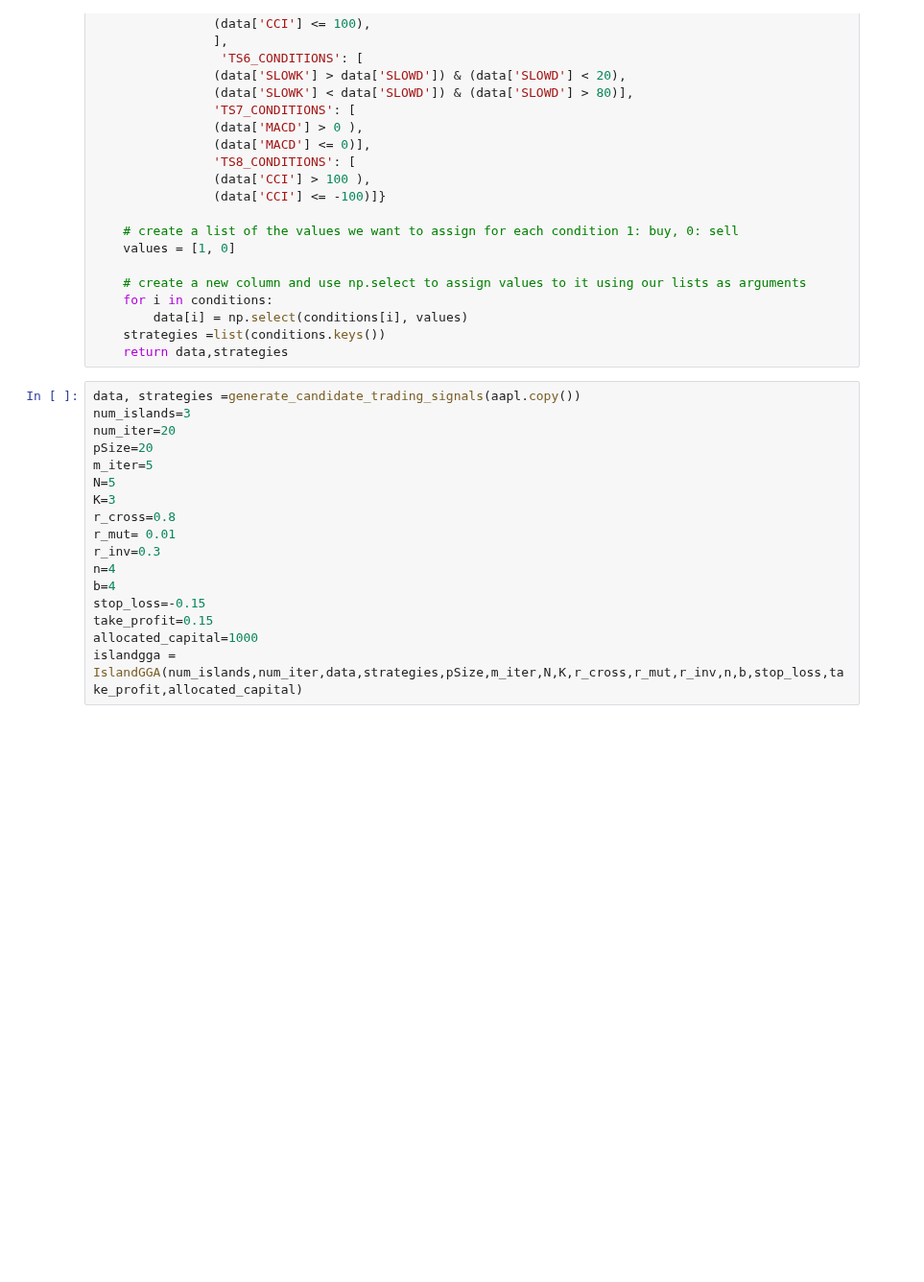
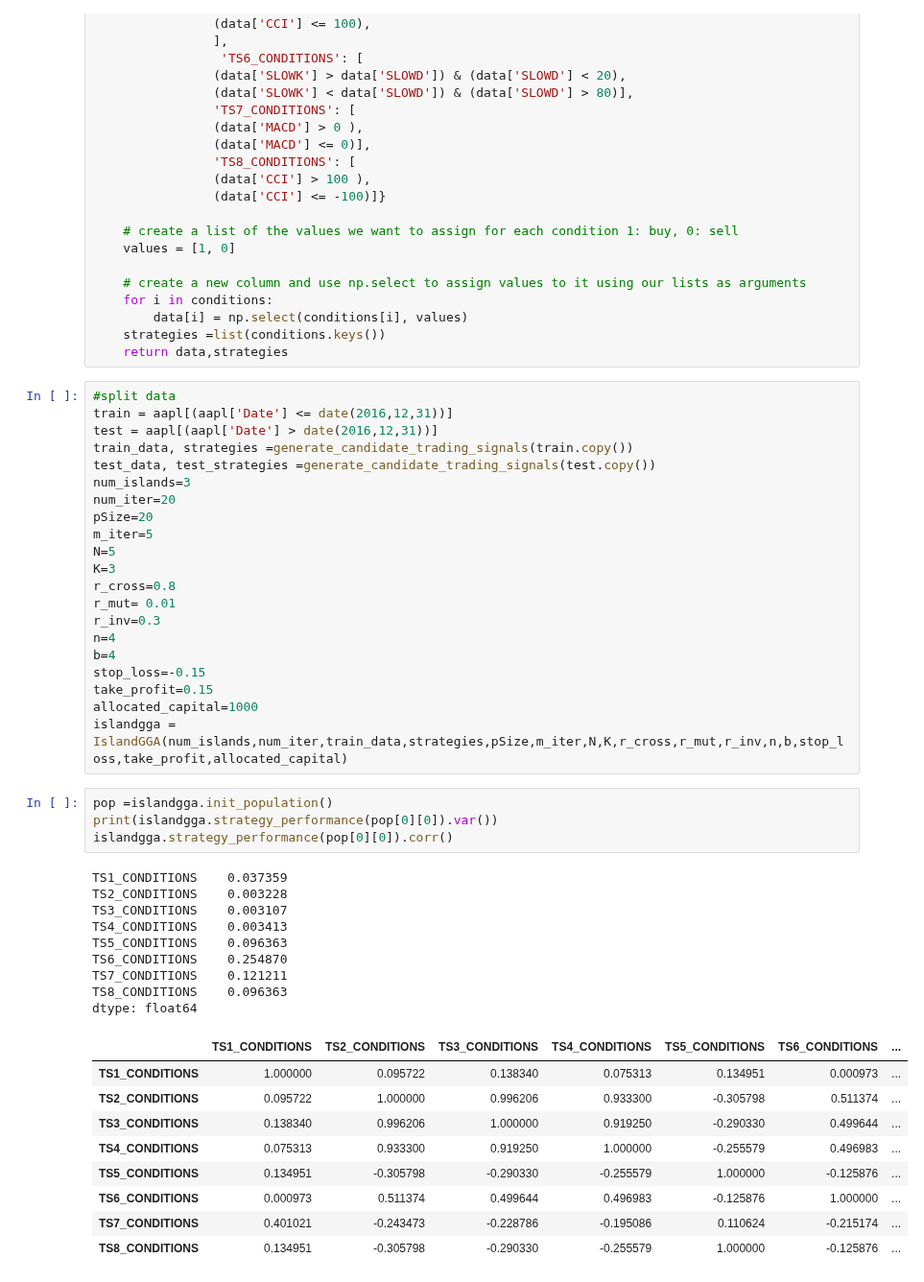
Before and after one commit to Chideme/island_genetic_algrorithm, a Jupyter notebook: island_gga.ipynb, the cells around one changed output. Shown at 96% size. Saved outputs shown, nothing was run; the diff lists cells and outputs as text; blank space fills up the shorter version.

```diff
--- a/island_gga.ipynb
+++ b/island_gga.ipynb
@@ -80,7 +80,11 @@ def generate_candidate_trading_signals(data):
     strategies =list(conditions.keys())
     return data,strategies
 # %%
-data, strategies =generate_candidate_trading_signals(aapl.copy())
+#split data
+train = aapl[(aapl['Date'] <= date(2016,12,31))]
+test = aapl[(aapl['Date'] > date(2016,12,31))]
+train_data, strategies =generate_candidate_trading_signals(train.copy())
+test_data, test_strategies =generate_candidate_trading_signals(test.copy())
 num_islands=3
 num_iter=20
 pSize=20
@@ -95,4 +99,27 @@ b=4
 stop_loss=-0.15
 take_profit=0.15
 allocated_capital=1000
-islandgga = IslandGGA(num_islands,num_iter,data,strategies,pSize,m_iter,N,K,r_cross,r_mut,r_inv,n,b,stop_loss,take_profit,allocated_capital)
+islandgga = IslandGGA(num_islands,num_iter,train_data,strategies,pSize,m_iter,N,K,r_cross,r_mut,r_inv,n,b,stop_loss,take_profit,allocated_capital)
+# %%
+pop =islandgga.init_population()
+print(islandgga.strategy_performance(pop[0][0]).var())
+islandgga.strategy_performance(pop[0][0]).corr()
+# %% [output]
+TS1_CONDITIONS    0.037359
+TS2_CONDITIONS    0.003228
+TS3_CONDITIONS    0.003107
+TS4_CONDITIONS    0.003413
+TS5_CONDITIONS    0.096363
+TS6_CONDITIONS    0.254870
+TS7_CONDITIONS    0.121211
+TS8_CONDITIONS    0.096363
+dtype: float64
+|  | TS1_CONDITIONS | TS2_CONDITIONS | TS3_CONDITIONS | TS4_CONDITIONS | TS5_CONDITIONS | TS6_CONDITIONS | ... |
+| TS1_CONDITIONS | 1.000000 | 0.095722 | 0.138340 | 0.075313 | 0.134951 | 0.000973 | ... |
+| TS2_CONDITIONS | 0.095722 | 1.000000 | 0.996206 | 0.933300 | -0.305798 | 0.511374 | ... |
+| TS3_CONDITIONS | 0.138340 | 0.996206 | 1.000000 | 0.919250 | -0.290330 | 0.499644 | ... |
+| TS4_CONDITIONS | 0.075313 | 0.933300 | 0.919250 | 1.000000 | -0.255579 | 0.496983 | ... |
+| TS5_CONDITIONS | 0.134951 | -0.305798 | -0.290330 | -0.255579 | 1.000000 | -0.125876 | ... |
+| TS6_CONDITIONS | 0.000973 | 0.511374 | 0.499644 | 0.496983 | -0.125876 | 1.000000 | ... |
+| TS7_CONDITIONS | 0.401021 | -0.243473 | -0.228786 | -0.195086 | 0.110624 | -0.215174 | ... |
+| TS8_CONDITIONS | 0.134951 | -0.305798 | -0.290330 | -0.255579 | 1.000000 | -0.125876 | ... |
```
Also changed, not shown: parts of 15 cells of this notebook, 4 other files.
